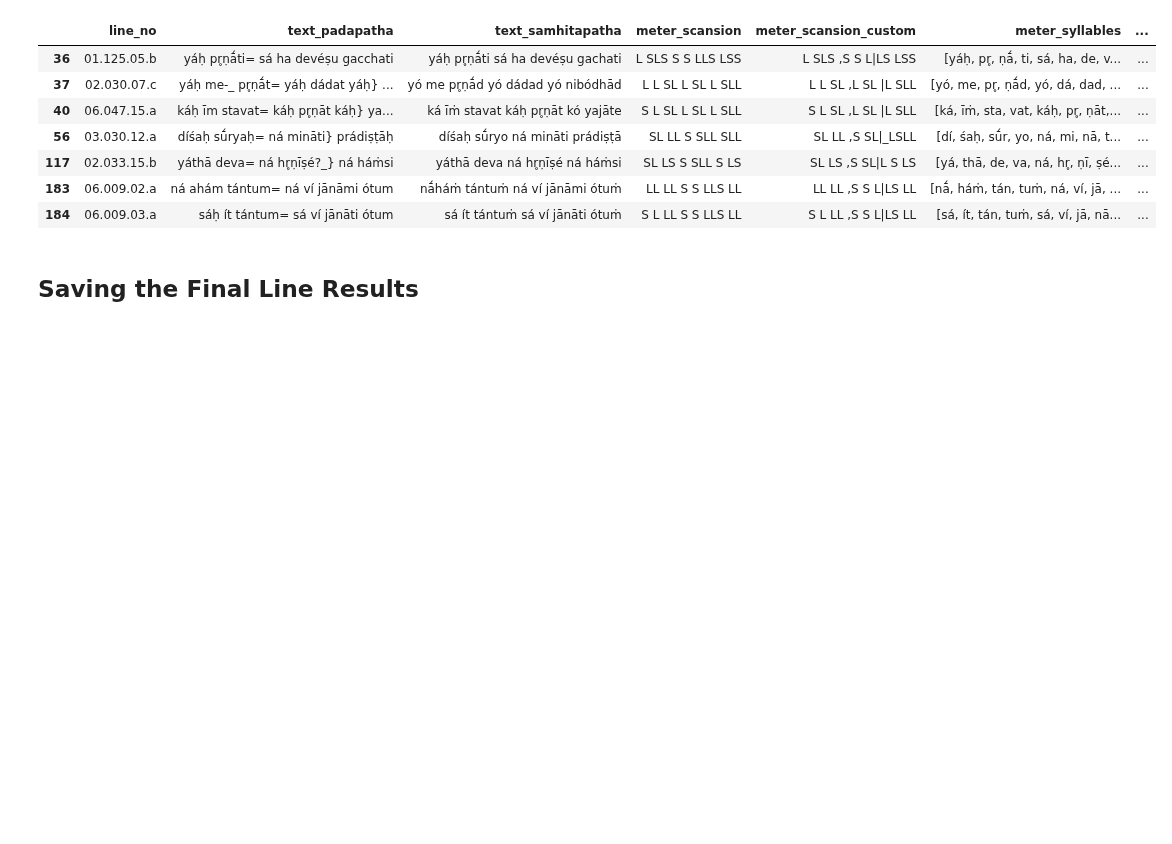
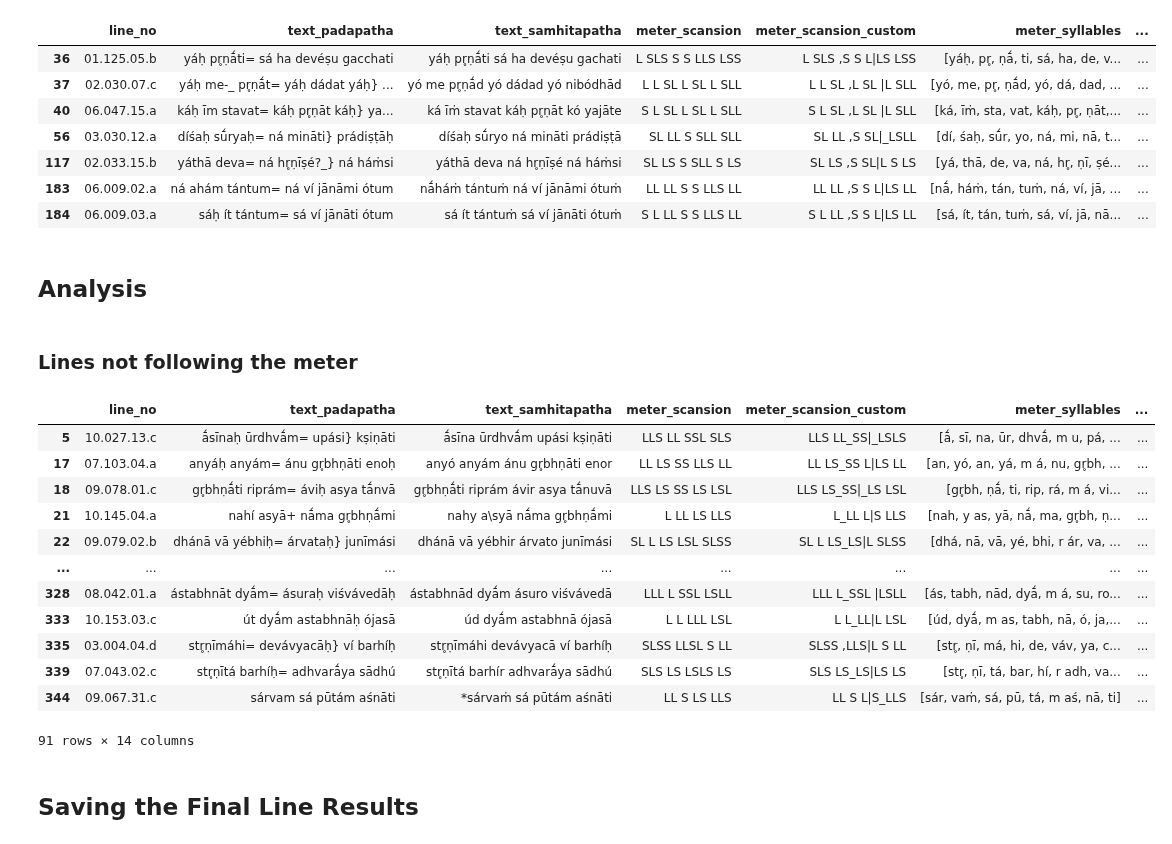
Before and after one commit to anupdhml/sanskrit_ninth_class_meter, a Jupyter notebook: meter.ipynb, the cells around one changed output. Drawn from its saved outputs; the diff is of its cells as text; code cells hidden in the pictures; blank space fills up the shorter version.

Commit message:
Complete implementation for checking meter correctness
Signed-off-by: Anup Dhamala <anupdhml+git@gmail.com>

```diff
--- a/meter.ipynb
+++ b/meter.ipynb
@@ -54,6 +54,9 @@ def add_meter_analysis(line):
     line["meter_notes"] = analysis["notes"]
     line["meter_scansions_match"] = \
         analysis["scansion_syllables"] == meter.clean_meter_scansion(line["meter_scansion"])
+
+    line["meter_is_correct"] = analysis["is_correct"]
+    line["meter_faults"] = analysis["faults"]
 
     # FIXME check if avagraha (o_' / o_a) is present in our lines of interest and
     # decide how to deal with the 'o' vowel
@@ -99,6 +102,7 @@ COLUMNS_SELECTED = [
     "meter_caesura_position",
     "meter_has_restorations", "meter_notes",
     "meter_scansions_match",
+    "meter_is_correct", "meter_faults",
 ]
 
 df_rv_lines_annotated[COLUMNS_SELECTED].query('meter_scansions_match == False')
@@ -151,6 +155,29 @@ df_rv_lines_annotated[COLUMNS_SELECTED].query('meter_notes != ""')
 | 117 | 02.033.15.b | yáthā deva= ná hr̥ṇīṣé?_} ná háṁsi | yáthā deva ná hr̥ṇīṣé ná háṁsi | SL LS S SLL S LS | SL LS ,S SL|L S LS | [yá, thā, de, va, ná, hr̥, ṇī, ṣé... | ... |
 | 183 | 06.009.02.a | ná ahám tántum= ná ví jānāmi ótum | nā́háṁ tántuṁ ná ví jānāmi ótuṁ | LL LL S S LLS LL | LL LL ,S S L|LS LL | [nā́, háṁ, tán, tuṁ, ná, ví, jā, ... | ... |
 | 184 | 06.009.03.a | sáḥ ít tántum= sá ví jānāti ótum | sá ít tántuṁ sá ví jānāti ótuṁ | S L LL S S LLS LL | S L LL ,S S L|LS LL | [sá, ít, tán, tuṁ, sá, ví, jā, nā... | ... |
+# %% [markdown]
+## Analysis
+# %% [markdown]
+### Lines not following the meter
+# %%
+# same as below
+#df_rv_lines_annotated[COLUMNS_SELECTED].query('meter_faults != ""')
+
+df_rv_lines_annotated[COLUMNS_SELECTED].query('meter_is_correct == 0')
+# %% [output]
+|  | line_no | text_padapatha | text_samhitapatha | meter_scansion | meter_scansion_custom | meter_syllables | ... |
+| 5 | 10.027.13.c | ā́sīnaḥ ūrdhvā́m= upási} kṣiṇāti | ā́sīna ūrdhvā́m upási kṣiṇāti | LLS LL SSL SLS | LLS LL_SS|_LSLS | [ā́, sī, na, ūr, dhvā́, m u, pá, ... | ... |
+| 17 | 07.103.04.a | anyáḥ anyám= ánu gr̥bhṇāti enoḥ | anyó anyám ánu gr̥bhṇāti enor | LL LS SS LLS LL | LL LS_SS L|LS LL | [an, yó, an, yá, m á, nu, gr̥bh, ... | ... |
+| 18 | 09.078.01.c | gr̥bhṇā́ti riprám= áviḥ asya tā́nvā | gr̥bhṇā́ti riprám ávir asya tā́nuvā | LLS LS SS LS LSL | LLS LS_SS|_LS LSL | [gr̥bh, ṇā́, ti, rip, rá, m á, vi... | ... |
+| 21 | 10.145.04.a | nahí asyā+ nā́ma gr̥bhṇā́mi | nahy a\syā nā́ma gr̥bhṇā́mi | L LL LS LLS | L_LL L|S LLS | [nah, y as, yā, nā́, ma, gr̥bh, ṇ... | ... |
+| 22 | 09.079.02.b | dhánā vā yébhiḥ= árvataḥ} junīmási | dhánā vā yébhir árvato junīmási | SL L LS LSL SLSS | SL L LS_LS|L SLSS | [dhá, nā, vā, yé, bhi, r ár, va, ... | ... |
+| ... | ... | ... | ... | ... | ... | ... | ... |
+| 328 | 08.042.01.a | ástabhnāt dyā́m= ásuraḥ viśvávedāḥ | ástabhnād dyā́m ásuro viśvávedā | LLL L SSL LSLL | LLL L_SSL |LSLL | [ás, tabh, nād, dyā́, m á, su, ro... | ... |
+| 333 | 10.153.03.c | út dyā́m astabhnāḥ ójasā | úd dyā́m astabhnā ójasā | L L LLL LSL | L L_LL|L LSL | [úd, dyā́, m as, tabh, nā, ó, ja,... | ... |
+| 335 | 03.004.04.d | str̥ṇīmáhi= devávyacāḥ} ví barhíḥ | str̥ṇīmáhi devávyacā ví barhíḥ | SLSS LLSL S LL | SLSS ,LLS|L S LL | [str̥, ṇī, má, hi, de, váv, ya, c... | ... |
+| 339 | 07.043.02.c | str̥ṇītá barhíḥ= adhvarā́ya sādhú | str̥ṇītá barhír adhvarā́ya sādhú | SLS LS LSLS LS | SLS LS_LS|LS LS | [str̥, ṇī, tá, bar, hí, r adh, va... | ... |
+| 344 | 09.067.31.c | sárvam sá pūtám aśnāti | *sárvaṁ sá pūtám aśnāti | LL S LS LLS | LL S L|S_LLS | [sár, vaṁ, sá, pū, tá, m aś, nā, ti] | ... |
+91 rows × 14 columns
 # %% [markdown]
 ## Saving the Final Line Results
 # %%
```
Also changed, not shown: parts of 1 cell of this notebook, 2 other files.
